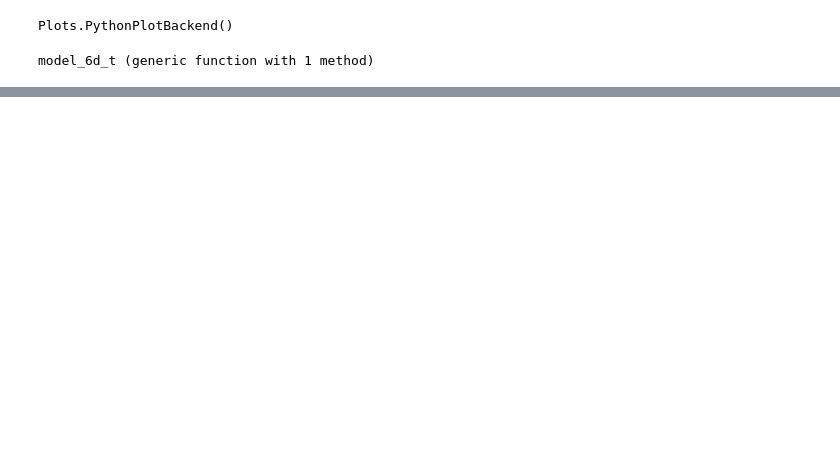
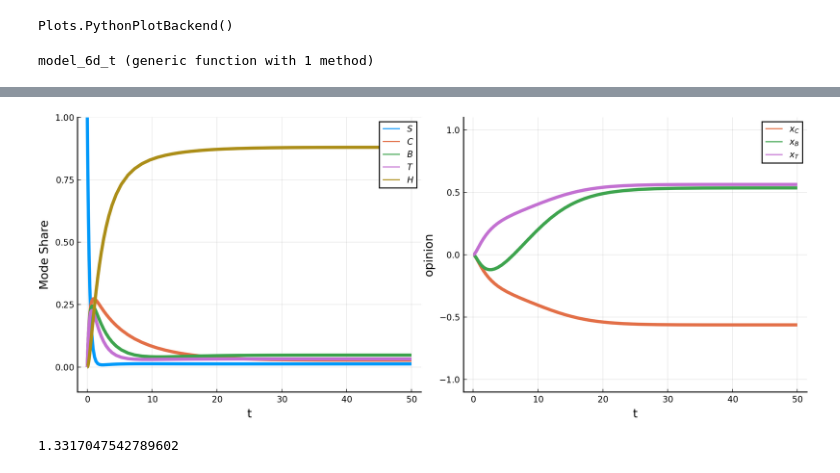
Before and after one commit to valentine-alia/MAE-6870, a Jupyter notebook: project/set_up_integration.ipynb, the cells around one changed output, grey strips where cells are left out. Cells and saved outputs as stored; diff of their text form; code cells hidden in the pictures; blank space fills up the shorter version.

```diff
--- a/project/set_up_integration.ipynb
+++ b/project/set_up_integration.ipynb
@@ -201,0 +233,33 @@ png(FIG,"fair vs unfair")
+# %%
+par = (alphaC=1.0,alphaB=1.0,alphaT=1.0,beta=0.6,omegaC=0.2,omegaB=0.4,
+     k=0.5,n=4,u=0.8,aC=1.0,aB=1.0,aT=1.0,aBC=-0.2,aTC=-0.2,bC=-0.5,
+     aCB=-0.2,aTB=0.2,bB=-0.5,aCT=-0.2,aBT=0.2,bT=0.5,tau = 1,gamma = 0.05)
+alphaC,alphaB,alphaT,beta,omegaC,omegaB,k,n,u,aC,aB,aT,aBC,aTC,bC,aCB,aTB,bB,aCT,aBT,bT,tau = par
+u0 = [1.0,0.0,0.0,0.0,0.0, 0.0,0.0]
+tspan=(0.0,50.0)
+
+prob_7d = ODEProblem(model_7d_t,u0,tspan,par)
+sol7d = DifferentialEquations.solve(prob_7d)
+S,B,C,T,xC,xB,xT = sol7d[1,:],sol7d[2,:],sol7d[3,:],sol7d[4,:],sol7d[5,:],sol7d[6,:],sol7d[7,:]
+H = 1 .- S .- C .- B .-T
+
+pal = palette(:default)
+
+p1 = plot(sol7d.t, vec(S), label = L"S",  lw=3, ylims=(-0.1,1), color = pal[1],xlabel = "t",ylabel = "Mode Share")
+plot!(p1, sol7d.t, vec(C), label = L"C",   lw=3, color = pal[2])
+plot!(p1, sol7d.t, vec(B), label = L"B",   lw=3, color = pal[3])
+plot!(p1, sol7d.t, vec(T), label = L"T",   lw=3, color = pal[4])
+plot!(p1, sol7d.t, vec(H), label = L"H",   lw=3, color = pal[5])
+
+p2 = plot(sol7d.t, vec(xC), label = L"x_C", lw=3, ylims=(-1.1,1.1), color = pal[2],xlabel ="t",ylabel = "opinion")
+plot!(p2, sol7d.t, vec(xB), label = L"x_B", lw=3, color = pal[3])
+plot!(p2, sol7d.t, vec(xT), label = L"x_T", lw=3, color = pal[4])
+
+FIG = plot(p1, p2, size=(1000,400),dpi = 300)
+#png(FIG,"SINGLE_unfolding")
+# %% [output]
+[figure, added]
+# %%
+H[end]
+# %% [output]
+1.3317047542789602
```
Also changed, not shown: parts of 10 cells of this notebook.
